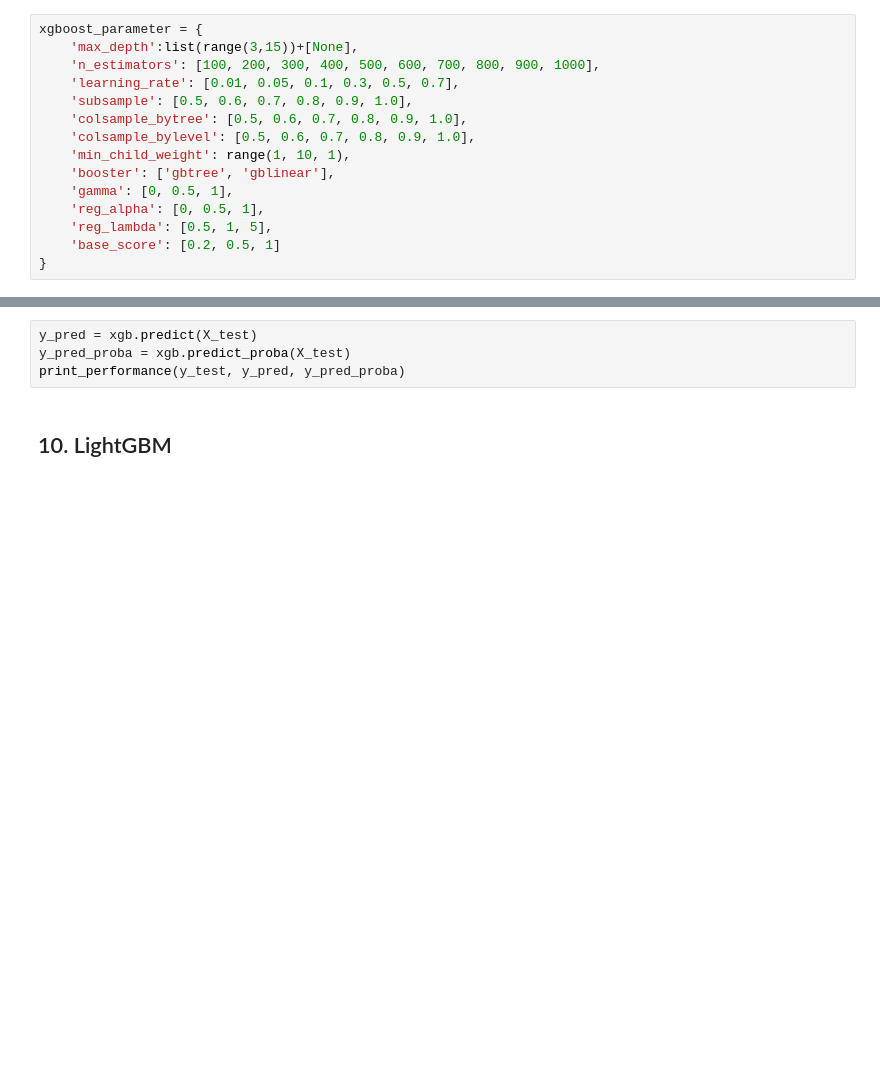
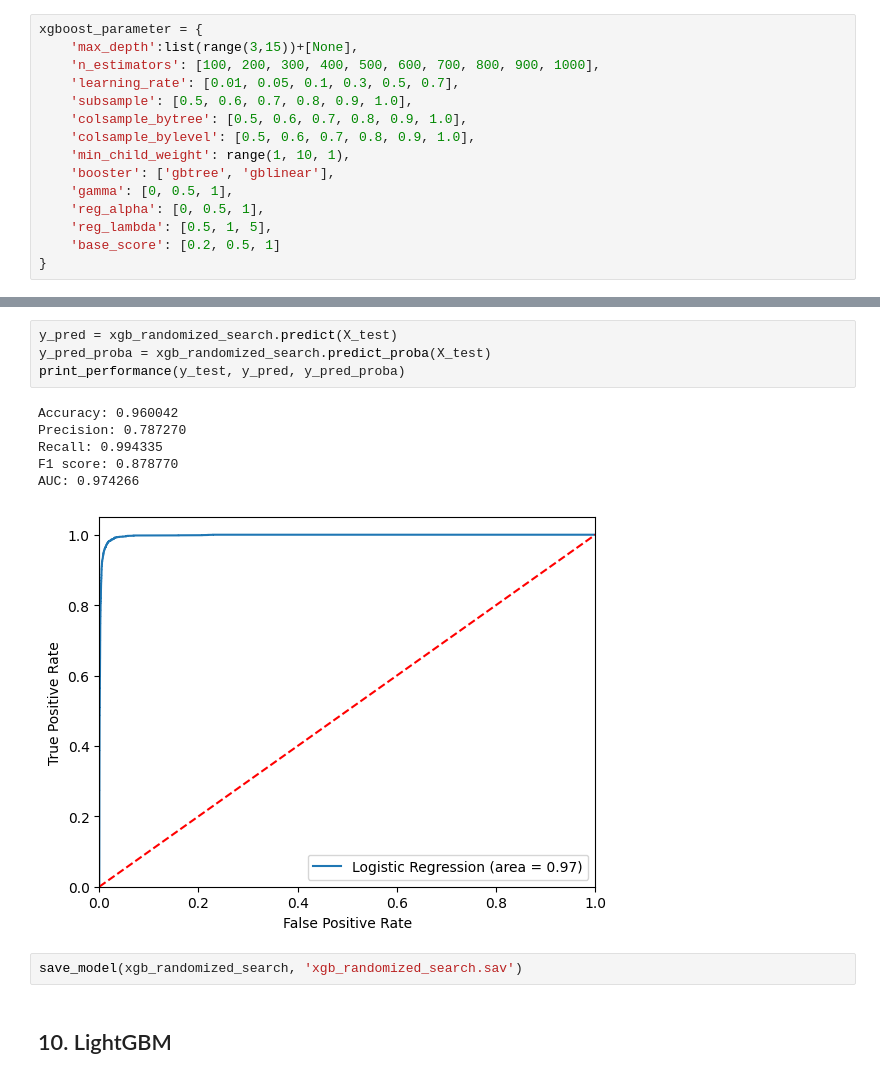
Before and after one commit to felipeaguirre66/PoliticsNLP, a Jupyter notebook: Classification/two_ideas_one_class.ipynb, the cells around one changed output, grey strips where cells are left out. Drawn from its saved outputs; the diff is of its cells as text; blank space fills up the shorter version.

Commit message:
all models trained  for binary classification

```diff
--- a/Classification/two_ideas_one_class.ipynb
+++ b/Classification/two_ideas_one_class.ipynb
@@ -912,7 +968,16 @@ xgb_randomized_search.fit(X_train, y_train)
 # %%
-y_pred = xgb.predict(X_test)
-y_pred_proba = xgb.predict_proba(X_test)
+y_pred = xgb_randomized_search.predict(X_test)
+y_pred_proba = xgb_randomized_search.predict_proba(X_test)
 print_performance(y_test, y_pred, y_pred_proba)
+# %% [output]
+Accuracy: 0.960042
+Precision: 0.787270
+Recall: 0.994335
+F1 score: 0.878770
+AUC: 0.974266
+[figure, added]
+# %%
+save_model(xgb_randomized_search, 'xgb_randomized_search.sav')
 # %% [markdown]
 ## 10. LightGBM
 # %% [markdown]
```
Also changed, not shown: parts of 12 cells of this notebook, 8 other files.
